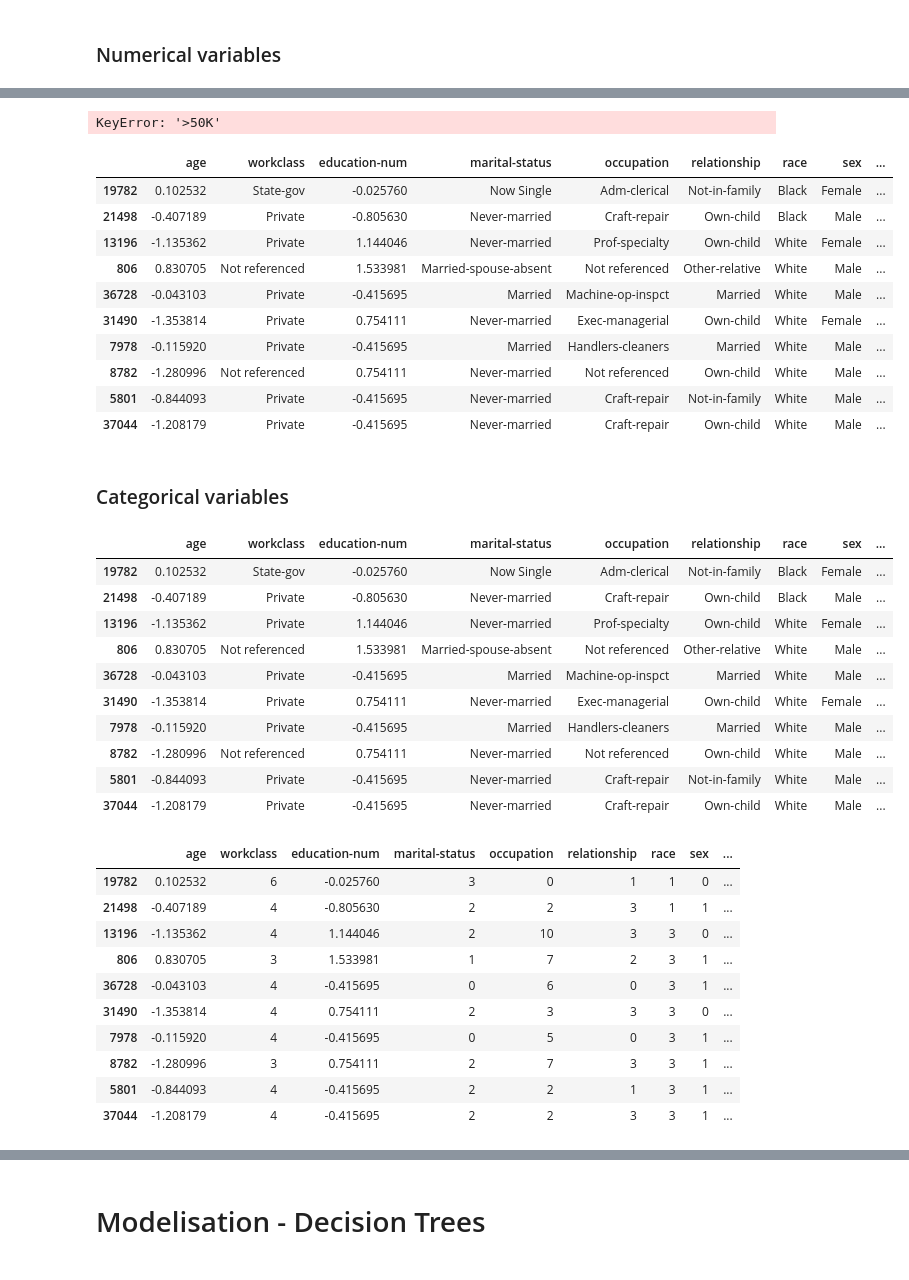
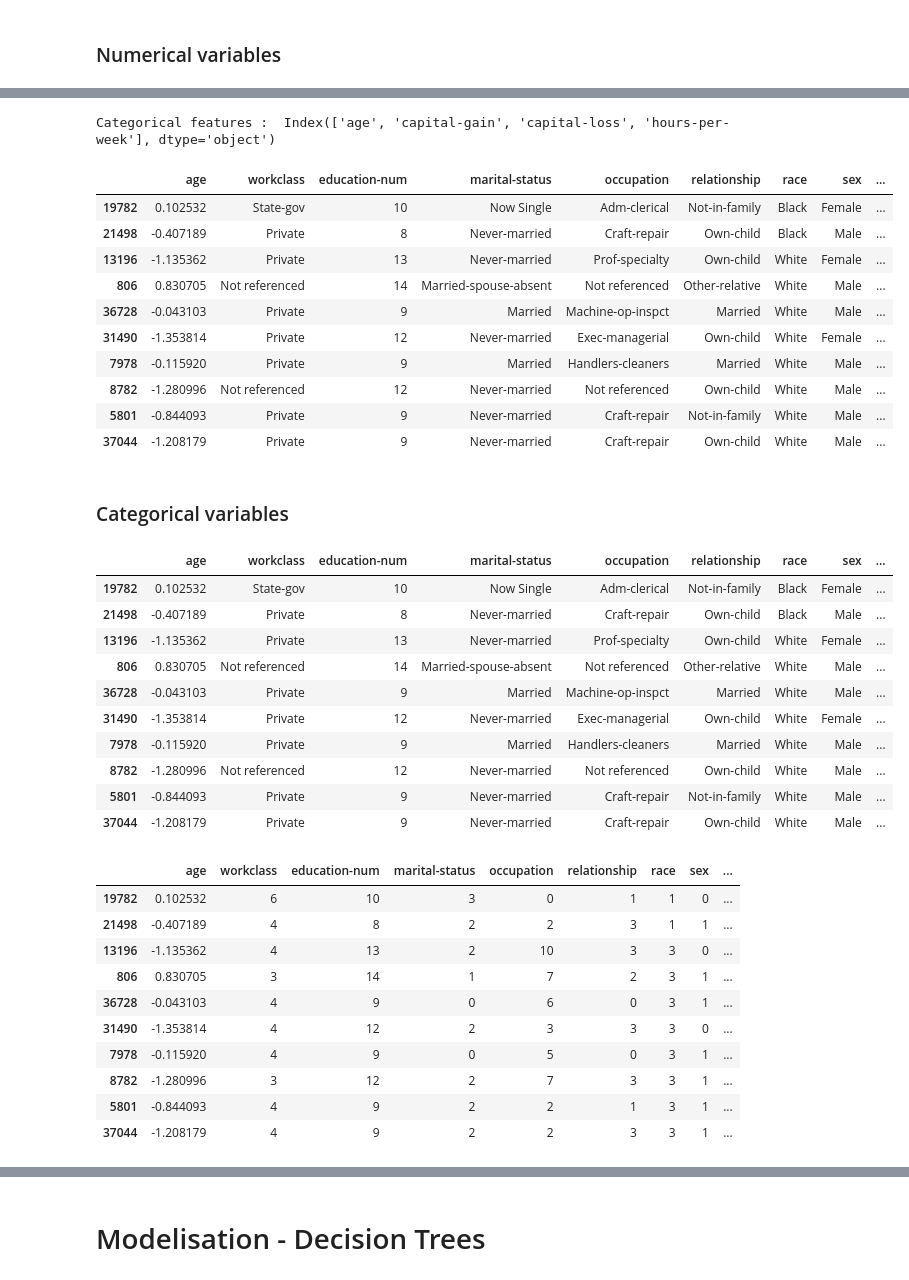
Before and after one commit to jrafei/income-prediction, a Jupyter notebook: notebooks/models_random_forests.ipynb, the cells around one changed output, grey strips where cells are left out. Cells and saved outputs as stored; diff of their text form; code cells hidden in the pictures.

```diff
--- a/notebooks/models_random_forests.ipynb
+++ b/notebooks/models_random_forests.ipynb
@@ -322,9 +322,10 @@ Index(['workclass', 'marital-status', 'occupation', 'relationship', 'race',
        'sex', 'native-country', 'education-num'],
       dtype='object')
 # %%
-cont_features_train = df_train.select_dtypes('int64').columns
-cont_features_train = cont_features_train.drop('education-num')
-cont_features_train.drop('>50K')
+cont_features = df_train.select_dtypes('int64').columns
+cont_features = cont_features.drop('education-num')
+cont_features = cont_features.drop('>50K')
+cont_features
 # %% [output]
 Index(['age', 'capital-gain', 'capital-loss', 'hours-per-week'], dtype='object')
 # %% [markdown]
@@ -348,6 +349,7 @@ X_train.head(10)
 
 scale_standard = StandardScaler()
 
+print('Categorical features : ', cont_features)
 for feature in cont_features:
 
     # Normaliser les données d'entrainement
@@ -358,36 +360,36 @@ for feature in cont_features:
     X_test[feature] = scale_standard.transform(X_test[feature].values.reshape(-1,1))
     X_test[feature] = X_test[feature].ravel()
 # %% [output]
-KeyError: '>50K'
+Categorical features :  Index(['age', 'capital-gain', 'capital-loss', 'hours-per-week'], dtype='object')
 # %%
-df_train.head(10)
+X_train.head(10)
 # %% [output]
 |  | age | workclass | education-num | marital-status | occupation | relationship | race | sex | ... |
-| 19782 | 0.102532 | State-gov | -0.025760 | Now Single | Adm-clerical | Not-in-family | Black | Female | ... |
-| 21498 | -0.407189 | Private | -0.805630 | Never-married | Craft-repair | Own-child | Black | Male | ... |
-| 13196 | -1.135362 | Private | 1.144046 | Never-married | Prof-specialty | Own-child | White | Female | ... |
-| 806 | 0.830705 | Not referenced | 1.533981 | Married-spouse-absent | Not referenced | Other-relative | White | Male | ... |
-| 36728 | -0.043103 | Private | -0.415695 | Married | Machine-op-inspct | Married | White | Male | ... |
-| 31490 | -1.353814 | Private | 0.754111 | Never-married | Exec-managerial | Own-child | White | Female | ... |
-| 7978 | -0.115920 | Private | -0.415695 | Married | Handlers-cleaners | Married | White | Male | ... |
-| 8782 | -1.280996 | Not referenced | 0.754111 | Never-married | Not referenced | Own-child | White | Male | ... |
-| 5801 | -0.844093 | Private | -0.415695 | Never-married | Craft-repair | Not-in-family | White | Male | ... |
-| 37044 | -1.208179 | Private | -0.415695 | Never-married | Craft-repair | Own-child | White | Male | ... |
+| 19782 | 0.102532 | State-gov | 10 | Now Single | Adm-clerical | Not-in-family | Black | Female | ... |
+| 21498 | -0.407189 | Private | 8 | Never-married | Craft-repair | Own-child | Black | Male | ... |
+| 13196 | -1.135362 | Private | 13 | Never-married | Prof-specialty | Own-child | White | Female | ... |
+| 806 | 0.830705 | Not referenced | 14 | Married-spouse-absent | Not referenced | Other-relative | White | Male | ... |
+| 36728 | -0.043103 | Private | 9 | Married | Machine-op-inspct | Married | White | Male | ... |
+| 31490 | -1.353814 | Private | 12 | Never-married | Exec-managerial | Own-child | White | Female | ... |
+| 7978 | -0.115920 | Private | 9 | Married | Handlers-cleaners | Married | White | Male | ... |
+| 8782 | -1.280996 | Not referenced | 12 | Never-married | Not referenced | Own-child | White | Male | ... |
+| 5801 | -0.844093 | Private | 9 | Never-married | Craft-repair | Not-in-family | White | Male | ... |
+| 37044 | -1.208179 | Private | 9 | Never-married | Craft-repair | Own-child | White | Male | ... |
 # %% [markdown]
 ### Categorical variables
 # %%
-df_train.head(10)
+X_train.head(10)
 # %% [output]
 |  | age | workclass | education-num | marital-status | occupation | relationship | race | sex | ... |
-| 19782 | 0.102532 | State-gov | -0.025760 | Now Single | Adm-clerical | Not-in-family | Black | Female | ... |
-| 21498 | -0.407189 | Private | -0.805630 | Never-married | Craft-repair | Own-child | Black | Male | ... |
-| 13196 | -1.135362 | Private | 1.144046 | Never-married | Prof-specialty | Own-child | White | Female | ... |
-| 806 | 0.830705 | Not referenced | 1.533981 | Married-spouse-absent | Not referenced | Other-relative | White | Male | ... |
-| 36728 | -0.043103 | Private | -0.415695 | Married | Machine-op-inspct | Married | White | Male | ... |
-| 31490 | -1.353814 | Private | 0.754111 | Never-married | Exec-managerial | Own-child | White | Female | ... |
-| 7978 | -0.115920 | Private | -0.415695 | Married | Handlers-cleaners | Married | White | Male | ... |
-| 8782 | -1.280996 | Not referenced | 0.754111 | Never-married | Not referenced | Own-child | White | Male | ... |
-| 5801 | -0.844093 | Private | -0.415695 | Never-married | Craft-repair | Not-in-family | White | Male | ... |
-| 37044 | -1.208179 | Private | -0.415695 | Never-married | Craft-repair | Own-child | White | Male | ... |
+| 19782 | 0.102532 | State-gov | 10 | Now Single | Adm-clerical | Not-in-family | Black | Female | ... |
+| 21498 | -0.407189 | Private | 8 | Never-married | Craft-repair | Own-child | Black | Male | ... |
+| 13196 | -1.135362 | Private | 13 | Never-married | Prof-specialty | Own-child | White | Female | ... |
+| 806 | 0.830705 | Not referenced | 14 | Married-spouse-absent | Not referenced | Other-relative | White | Male | ... |
+| 36728 | -0.043103 | Private | 9 | Married | Machine-op-inspct | Married | White | Male | ... |
+| 31490 | -1.353814 | Private | 12 | Never-married | Exec-managerial | Own-child | White | Female | ... |
+| 7978 | -0.115920 | Private | 9 | Married | Handlers-cleaners | Married | White | Male | ... |
+| 8782 | -1.280996 | Not referenced | 12 | Never-married | Not referenced | Own-child | White | Male | ... |
+| 5801 | -0.844093 | Private | 9 | Never-married | Craft-repair | Not-in-family | White | Male | ... |
+| 37044 | -1.208179 | Private | 9 | Never-married | Craft-repair | Own-child | White | Male | ... |
 # %%
 # Label Encoding
@@ -401,14 +405,14 @@ for feature in cat_features:
 # %%
-df_train_LEprocessed.head(10)
+X_train_LEncoder.head(10)
 # %% [output]
 |  | age | workclass | education-num | marital-status | occupation | relationship | race | sex | ... |
-| 19782 | 0.102532 | 6 | -0.025760 | 3 | 0 | 1 | 1 | 0 | ... |
-| 21498 | -0.407189 | 4 | -0.805630 | 2 | 2 | 3 | 1 | 1 | ... |
-| 13196 | -1.135362 | 4 | 1.144046 | 2 | 10 | 3 | 3 | 0 | ... |
-| 806 | 0.830705 | 3 | 1.533981 | 1 | 7 | 2 | 3 | 1 | ... |
-| 36728 | -0.043103 | 4 | -0.415695 | 0 | 6 | 0 | 3 | 1 | ... |
-| 31490 | -1.353814 | 4 | 0.754111 | 2 | 3 | 3 | 3 | 0 | ... |
-| 7978 | -0.115920 | 4 | -0.415695 | 0 | 5 | 0 | 3 | 1 | ... |
-| 8782 | -1.280996 | 3 | 0.754111 | 2 | 7 | 3 | 3 | 1 | ... |
-| 5801 | -0.844093 | 4 | -0.415695 | 2 | 2 | 1 | 3 | 1 | ... |
-| 37044 | -1.208179 | 4 | -0.415695 | 2 | 2 | 3 | 3 | 1 | ... |
+| 19782 | 0.102532 | 6 | 10 | 3 | 0 | 1 | 1 | 0 | ... |
+| 21498 | -0.407189 | 4 | 8 | 2 | 2 | 3 | 1 | 1 | ... |
+| 13196 | -1.135362 | 4 | 13 | 2 | 10 | 3 | 3 | 0 | ... |
+| 806 | 0.830705 | 3 | 14 | 1 | 7 | 2 | 3 | 1 | ... |
+| 36728 | -0.043103 | 4 | 9 | 0 | 6 | 0 | 3 | 1 | ... |
+| 31490 | -1.353814 | 4 | 12 | 2 | 3 | 3 | 3 | 0 | ... |
+| 7978 | -0.115920 | 4 | 9 | 0 | 5 | 0 | 3 | 1 | ... |
+| 8782 | -1.280996 | 3 | 12 | 2 | 7 | 3 | 3 | 1 | ... |
+| 5801 | -0.844093 | 4 | 9 | 2 | 2 | 1 | 3 | 1 | ... |
+| 37044 | -1.208179 | 4 | 9 | 2 | 2 | 3 | 3 | 1 | ... |
```
Also changed, not shown: parts of 11 cells of this notebook, 1 other file.
